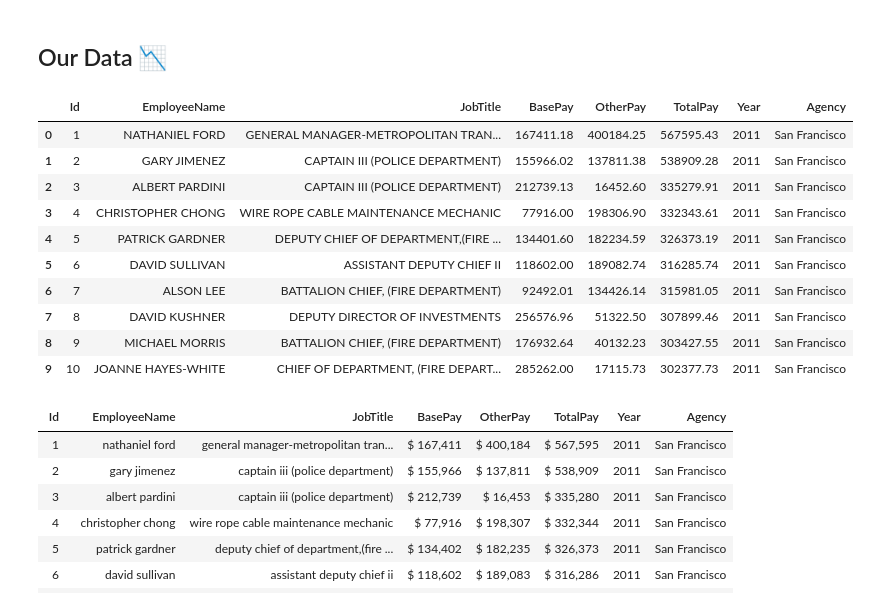
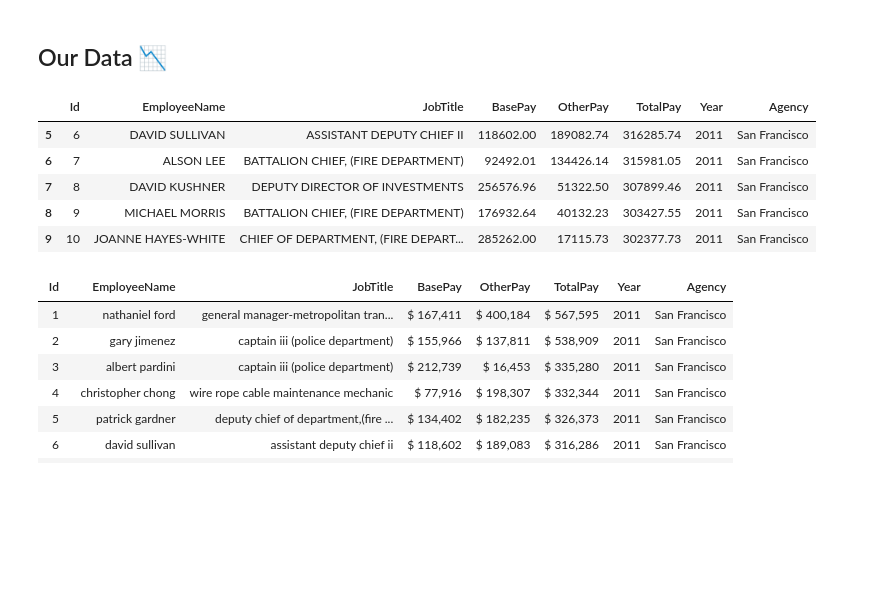
Before and after one commit to eyaltrabelsi/my-notebooks, a Jupyter notebook: Lectures/Pandas Styling.ipynb, the cells around one changed output. Cells and saved outputs as stored; diff of their text form; code cells hidden in the pictures; blank space fills up the shorter version.

```diff
--- a/Lectures/Pandas Styling.ipynb
+++ b/Lectures/Pandas Styling.ipynb
@@ -21,14 +21,9 @@ def load_data():
 ## Our Data 📉
 # %%
 df = load_data()
-df
+df.tail()
 # %% [output]
 |  | Id | EmployeeName | JobTitle | BasePay | OtherPay | TotalPay | Year | Agency |
-| 0 | 1 | NATHANIEL FORD | GENERAL MANAGER-METROPOLITAN TRAN... | 167411.18 | 400184.25 | 567595.43 | 2011 | San Francisco |
-| 1 | 2 | GARY JIMENEZ | CAPTAIN III (POLICE DEPARTMENT) | 155966.02 | 137811.38 | 538909.28 | 2011 | San Francisco |
-| 2 | 3 | ALBERT PARDINI | CAPTAIN III (POLICE DEPARTMENT) | 212739.13 | 16452.60 | 335279.91 | 2011 | San Francisco |
-| 3 | 4 | CHRISTOPHER CHONG | WIRE ROPE CABLE MAINTENANCE MECHANIC | 77916.00 | 198306.90 | 332343.61 | 2011 | San Francisco |
-| 4 | 5 | PATRICK GARDNER | DEPUTY CHIEF OF DEPARTMENT,(FIRE ... | 134401.60 | 182234.59 | 326373.19 | 2011 | San Francisco |
 | 5 | 6 | DAVID SULLIVAN | ASSISTANT DEPUTY CHIEF II | 118602.00 | 189082.74 | 316285.74 | 2011 | San Francisco |
 | 6 | 7 | ALSON LEE | BATTALION CHIEF, (FIRE DEPARTMENT) | 92492.01 | 134426.14 | 315981.05 | 2011 | San Francisco |
 | 7 | 8 | DAVID KUSHNER | DEPUTY DIRECTOR OF INVESTMENTS | 256576.96 | 51322.50 | 307899.46 | 2011 | San Francisco |
```
Also changed, not shown: parts of 1 cell of this notebook, 2 other files.
